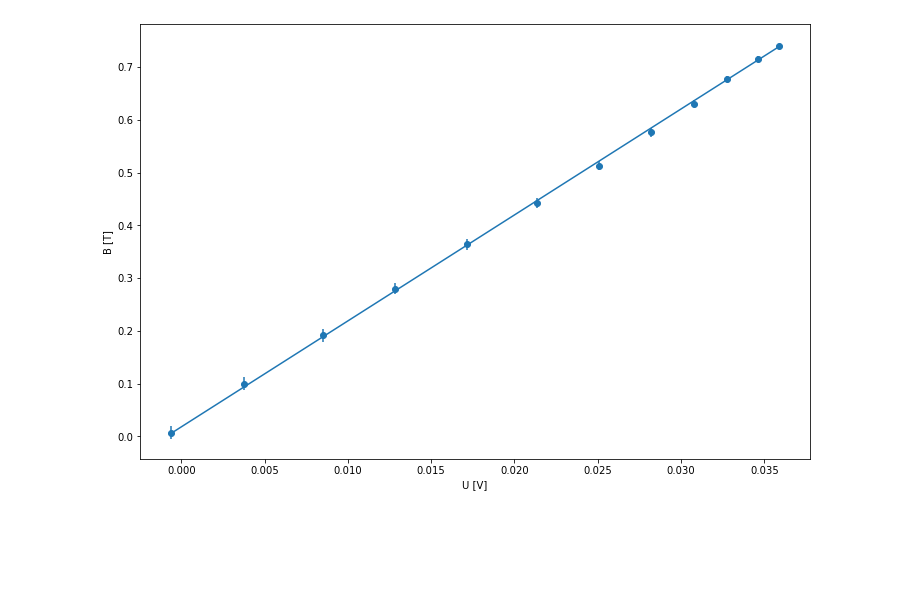
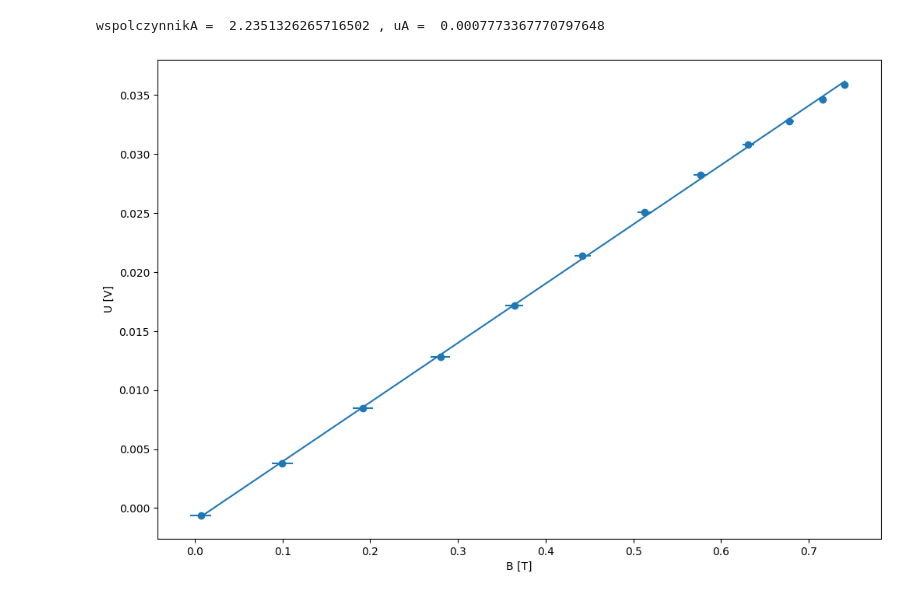
Before and after one commit to finem4n/physics-lab-ii, a Jupyter notebook: lab12/I2.ipynb, the cells around one changed output. Saved outputs shown, nothing was run; the diff lists cells and outputs as text; code cells hidden in the pictures; blank space fills up the shorter version.

```diff
--- a/lab12/I2.ipynb
+++ b/lab12/I2.ipynb
@@ -87,5 +94,5 @@ new_df
 # %%
-a, b, ua, ub, chi2 = least_squares(df["U"], df["B"], df["uB"], 0, len(df.index)-1)
+a, b, ua, ub, chi2 = least_squares(df["B"], df["U"], df["uU"], 0, len(df.index)-1)
 
 print("a = ", a, ", ua = ", ua)
 print("b = ", b, ", ub = ", ub)
@@ -120,12 +140,18 @@ mu =  0.22774209758303626 , umu =  0.0023353514469043996
+# %%
+wspolczynnikA = a2/(mu**2)
+uA = a2/(mu**3) * umu
+print("wspolczynnikA = ", wspolczynnikA, ", uA = ", uA)
+# %% [output]
+wspolczynnikA =  2.2351326265716502 , uA =  0.0007773367770797648
 # %%
 fig, ax = plt.subplots(figsize = (12, 8)) # add scienitfic notation for x axe
-ax.scatter(df["U"], df["B"], label = "Dane")
-ax.plot(df["U"], a*df["U"]+b, label = "Dopasowanie")
-ax.errorbar(df["U"], df["B"], xerr = df["uU"], yerr = df["uB"], fmt = "none", label = "Błąd")
-ax.set_xlabel("U [V]")
-ax.set_ylabel("B [T]")
+ax.scatter(df["B"], df["U"], label = "Dane")
+ax.plot(df["B"], a*df["B"]+b, label = "Dopasowanie")
+ax.errorbar(df["B"], df["U"], xerr = df["uB"], yerr = df["uU"], fmt = "none", label = "Błąd")
+ax.set_ylabel("U [V]")
+ax.set_xlabel("B [T]")
 
 fig.savefig("out/bu2.jpg", dpi = 800)
 plt.show()
 # %% [output]
-[figure, old version]
+[figure, new version]
```
Also changed, not shown: parts of 7 cells of this notebook, 5 other files.
